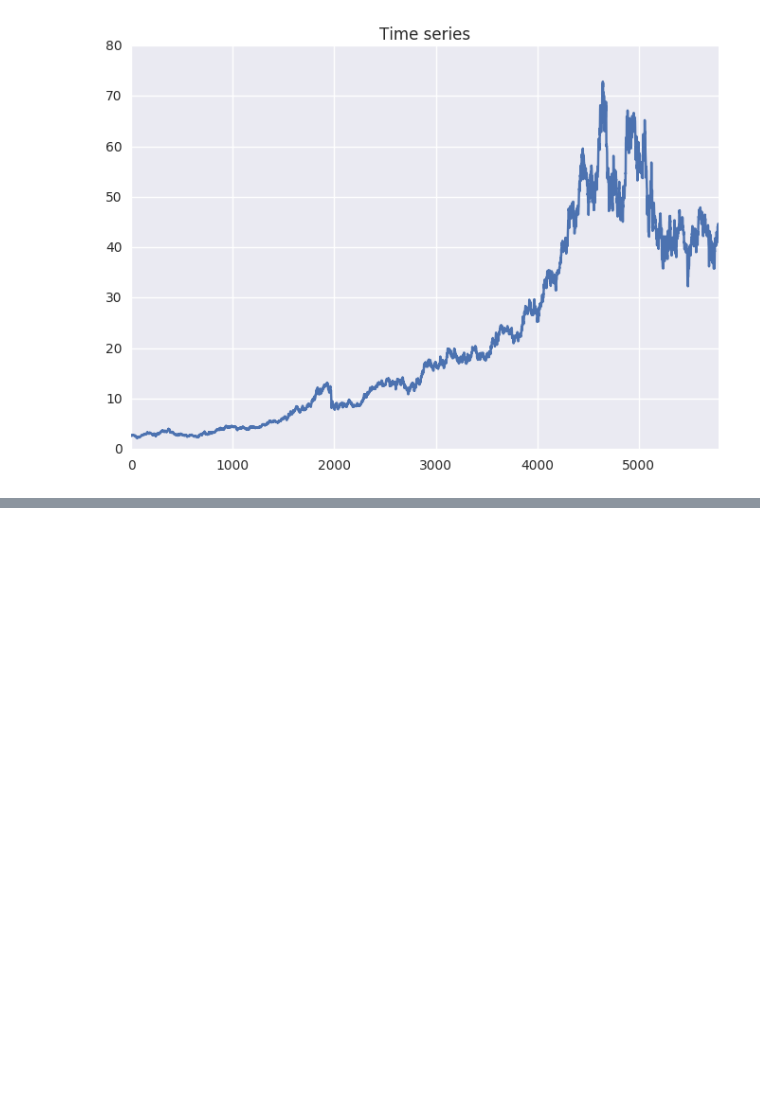
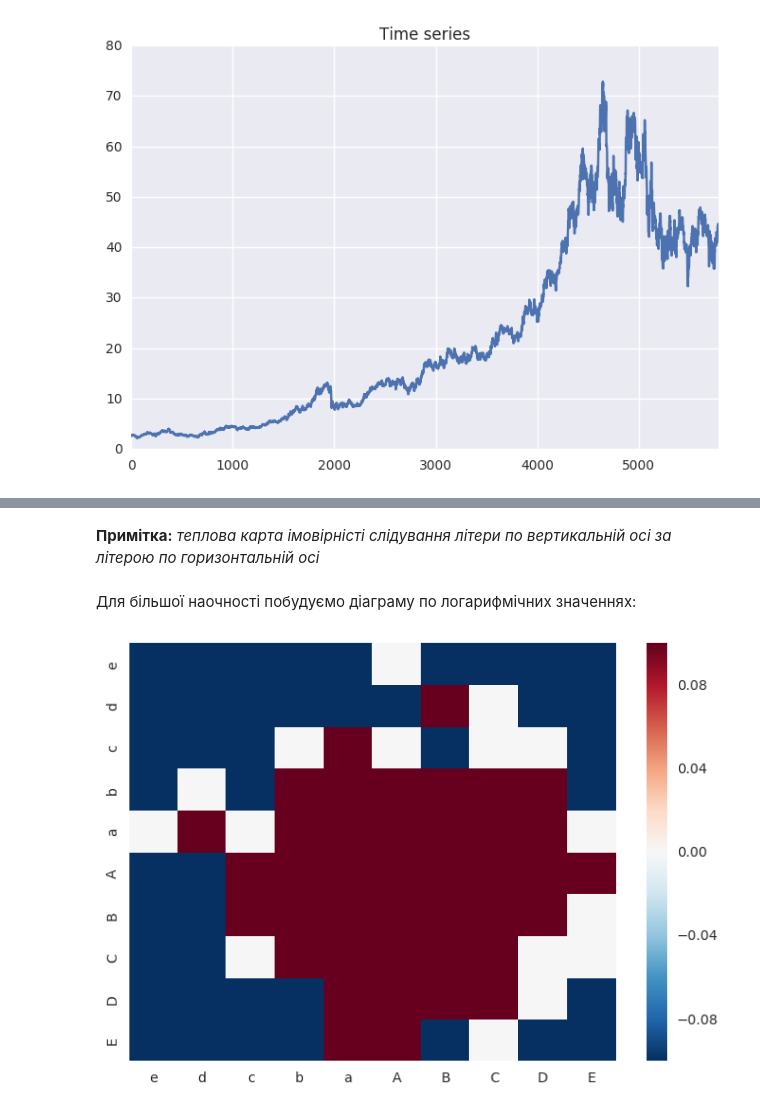
Before and after one commit to KPI-FICT-IP32/SystemModelling, a Jupyter notebook: Kovalchuk/lab08/lab08.ipynb, the cells around one changed output, grey strips where cells are left out. Drawn from its saved outputs; the diff is of its cells as text; code cells hidden in the pictures; blank space fills up the shorter version.

```diff
--- a/Kovalchuk/lab08/lab08.ipynb
+++ b/Kovalchuk/lab08/lab08.ipynb
@@ -198,0 +162,8 @@ sns.heatmap(probability_mtx_a10);
+# %% [markdown]
+**Примітка:** _теплова карта імовірністі слідування літери по вертикальній осі за літерою по горизонтальній осі_
+# %% [markdown]
+Для більшої наочності побудуємо діаграму по логарифмічних значеннях:
+# %%
+sns.heatmap(follow_matrix_1_a10.apply(np.log10));
+# %% [output]
+[figure, added]
```
Also changed, not shown: parts of 69 cells of this notebook.
